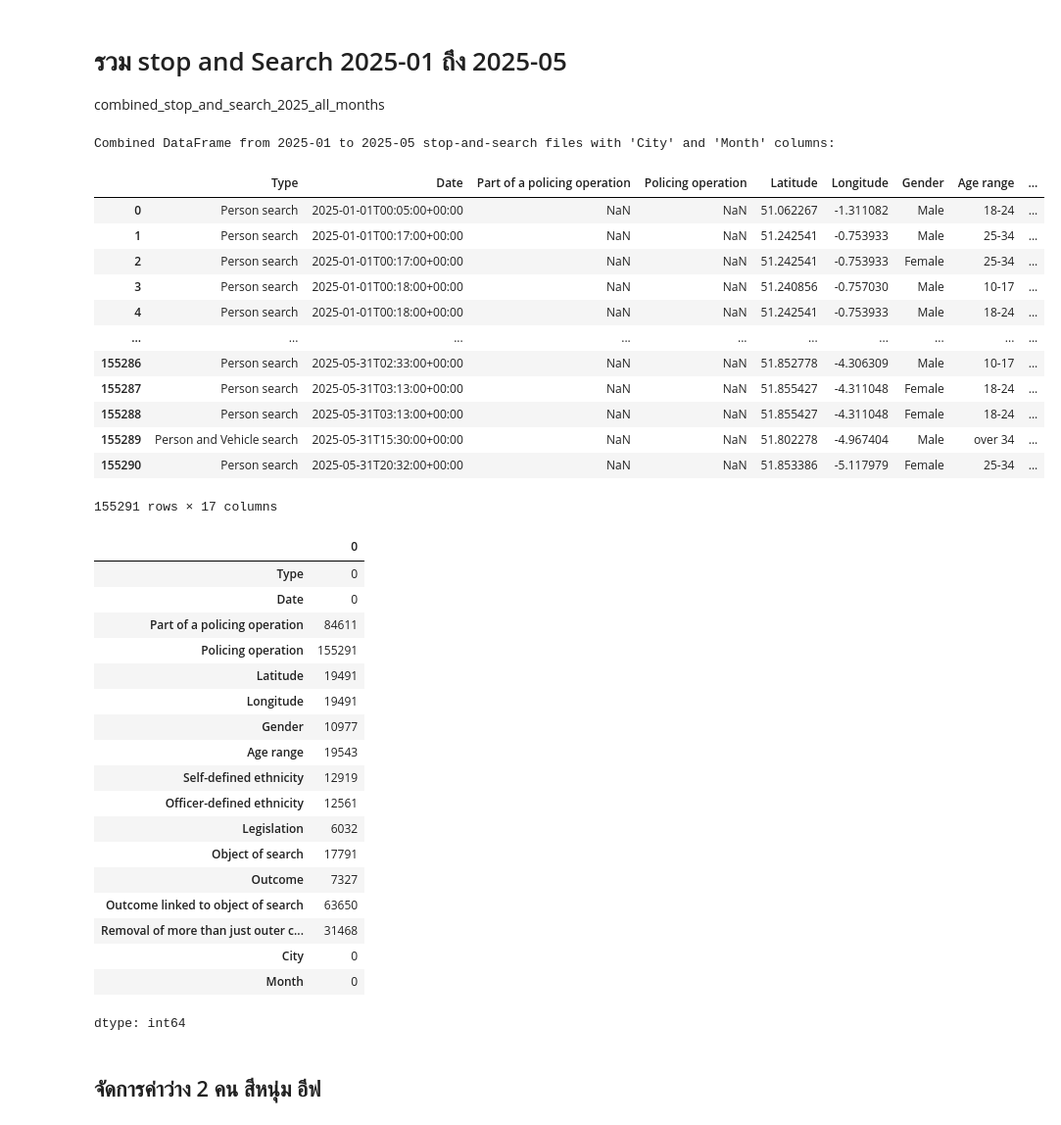
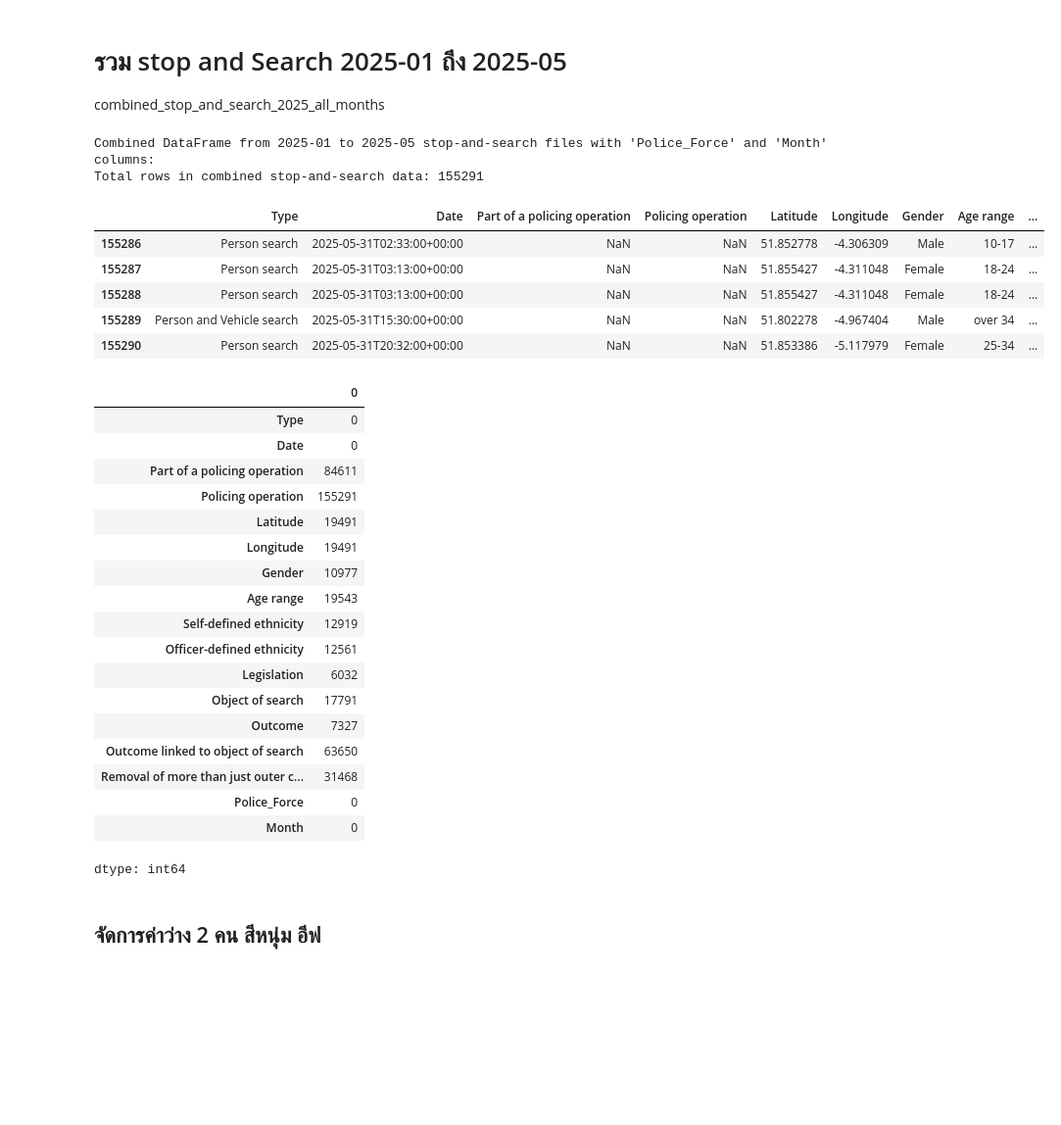
Before and after one commit to jangInw007/JENZY_Project, a Jupyter notebook: JENZY_is_perfect_project_Basicpro.ipynb, the cells around one changed output. Shown at 98% size. Cells and saved outputs as stored; diff of their text form; code cells hidden in the pictures; blank space fills up the shorter version.

```diff
--- a/JENZY_is_perfect_project_Basicpro.ipynb
+++ b/JENZY_is_perfect_project_Basicpro.ipynb
@@ -254,53 +254,60 @@ combined_stop_and_search_2025_all_months
 # %%
 import os
 import pandas as pd
+# นำเข้า display เพื่อให้โค้ดทำงานได้สมบูรณ์ในสภาพแวดล้อมที่รองรับ (เช่น Jupyter/Colab)
+from IPython.display import display
 
 base_path = '/content/drive/MyDrive/JENZY/Data'
 all_stop_and_search_dfs = []
+file_type = 'stop-and-search' # กำหนดตัวแปรสำหรับประเภทไฟล์
 
 for month in range(1, 6):  # Iterate from month 1 to 5
     month_str = f'2025-{month:02d}'  # Format month as 01, 02, etc.
     month_path = os.path.join(base_path, month_str)
 
     if os.path.isdir(month_path):
         for file in os.listdir(month_path):
-            if 'stop-and-search.csv' in file:
+            if f'{file_type}.csv' in file: # ใช้ f-string เพื่อความยืดหยุ่น
                 filepath = os.path.join(month_path, file)
                 try:
                     df = pd.read_csv(filepath)
-                    # Extract city name from filename
-                    file_parts = file.replace('-stop-and-search.csv', '').split('-')
-                    city = '-'.join(file_parts[2:]).strip()
-                    df['City'] = city
+
+                    # Extract Police Force name from filename
+                    file_suffix = f'-{file_type}.csv'
+                    file_parts = file.replace(file_suffix, '').split('-')
+
+                    # เปลี่ยนชื่อตัวแปรเป็น 'police_force' เพื่อความสม่ำเสมอ
+                    police_force = '-'.join(file_parts[2:]).strip()
+
+                    # **การปรับปรุง:** เปลี่ยนชื่อคอลัมน์จาก 'City' เป็น 'Police_Force'
+                    df['Police_Force'] = police_force
+
                     # Add Month column with only the month number
                     df['Month'] = f'{month:02d}'
+
                     all_stop_and_search_dfs.append(df)
+
                 except Exception as e:
                     print(f"Error reading file: {filepath} : {e}")
     else:
         print(f"Directory not found: {month_path}")
 
 if all_stop_and_search_dfs:
     combined_stop_and_search_2025_all_months = pd.concat(all_stop_and_search_dfs, ignore_index=True)
-    print("Combined DataFrame from 2025-01 to 2025-05 stop-and-search files with 'City' and 'Month' columns:")
-    display(combined_stop_and_search_2025_all_months)
+    print(f"Combined DataFrame from 2025-01 to 2025-05 {file_type} files with 'Police_Force' and 'Month' columns:")
+    print(f"Total rows in combined {file_type} data: {len(combined_stop_and_search_2025_all_months)}")
+    display(combined_stop_and_search_2025_all_months.tail()) # ใช้ .head() แทน .tail() เพื่อแสดงผลตั้งแต่ต้น
 else:
-    print("No stop-and-search files found in the specified directories.")
+    print(f"No {file_type} files found in the specified directories.")
 # %% [output]
-Combined DataFrame from 2025-01 to 2025-05 stop-and-search files with 'City' and 'Month' columns:
+Combined DataFrame from 2025-01 to 2025-05 stop-and-search files with 'Police_Force' and 'Month' columns:
+Total rows in combined stop-and-search data: 155291
 |  | Type | Date | Part of a policing operation | Policing operation | Latitude | Longitude | Gender | Age range | ... |
-| 0 | Person search | 2025-01-01T00:05:00+00:00 | NaN | NaN | 51.062267 | -1.311082 | Male | 18-24 | ... |
-| 1 | Person search | 2025-01-01T00:17:00+00:00 | NaN | NaN | 51.242541 | -0.753933 | Male | 25-34 | ... |
-| 2 | Person search | 2025-01-01T00:17:00+00:00 | NaN | NaN | 51.242541 | -0.753933 | Female | 25-34 | ... |
-| 3 | Person search | 2025-01-01T00:18:00+00:00 | NaN | NaN | 51.240856 | -0.757030 | Male | 10-17 | ... |
-| 4 | Person search | 2025-01-01T00:18:00+00:00 | NaN | NaN | 51.242541 | -0.753933 | Male | 18-24 | ... |
-| ... | ... | ... | ... | ... | ... | ... | ... | ... | ... |
 | 155286 | Person search | 2025-05-31T02:33:00+00:00 | NaN | NaN | 51.852778 | -4.306309 | Male | 10-17 | ... |
 | 155287 | Person search | 2025-05-31T03:13:00+00:00 | NaN | NaN | 51.855427 | -4.311048 | Female | 18-24 | ... |
 | 155288 | Person search | 2025-05-31T03:13:00+00:00 | NaN | NaN | 51.855427 | -4.311048 | Female | 18-24 | ... |
 | 155289 | Person and Vehicle search | 2025-05-31T15:30:00+00:00 | NaN | NaN | 51.802278 | -4.967404 | Male | over 34 | ... |
 | 155290 | Person search | 2025-05-31T20:32:00+00:00 | NaN | NaN | 51.853386 | -5.117979 | Female | 25-34 | ... |
-155291 rows × 17 columns
 # %%
 combined_stop_and_search_2025_all_months.isnull().sum()
 # %% [output]
@@ -320,7 +327,7 @@ combined_stop_and_search_2025_all_months.isnull().sum()
 | Outcome | 7327 |
 | Outcome linked to object of search | 63650 |
 | Removal of more than just outer c... | 31468 |
-| City | 0 |
+| Police_Force | 0 |
 | Month | 0 |
 dtype: int64
 # %% [markdown]
```
Also changed, not shown: parts of 12 cells of this notebook.
